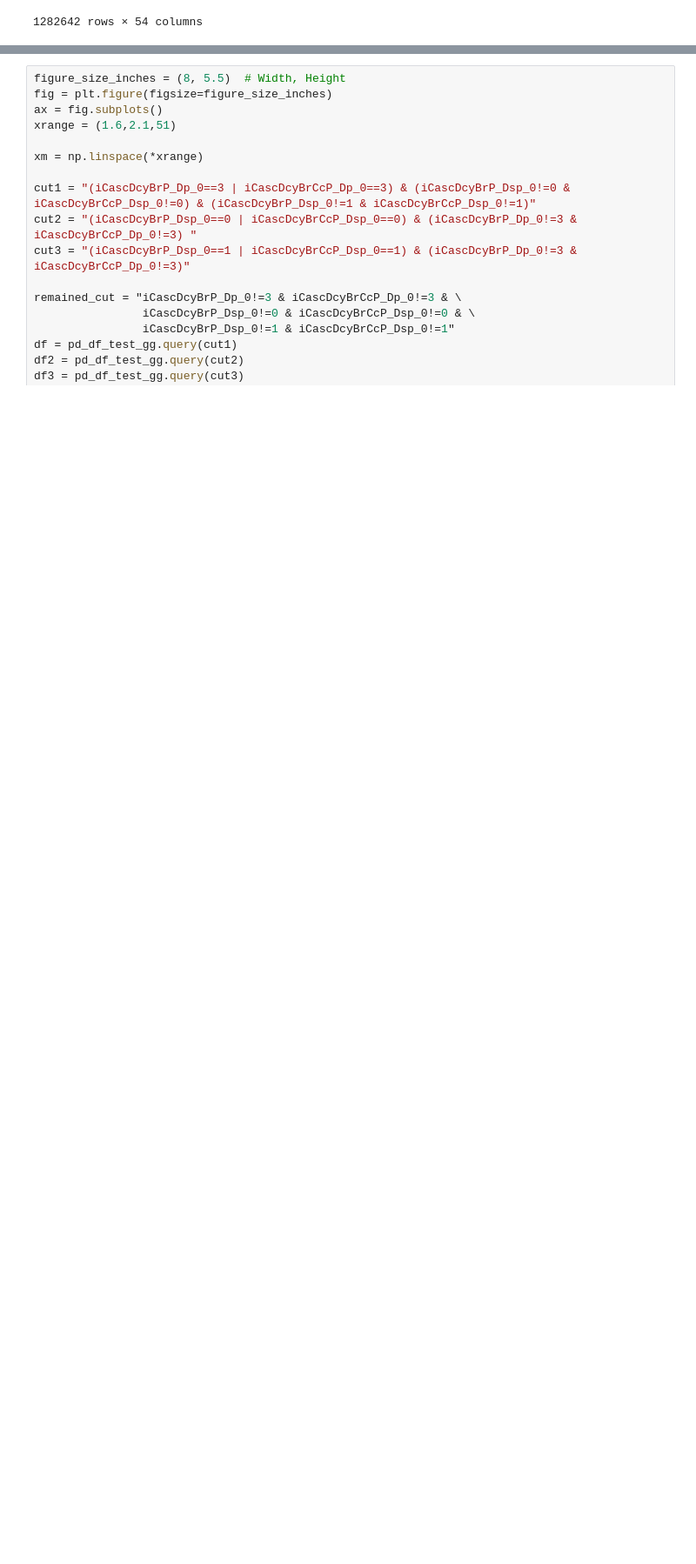
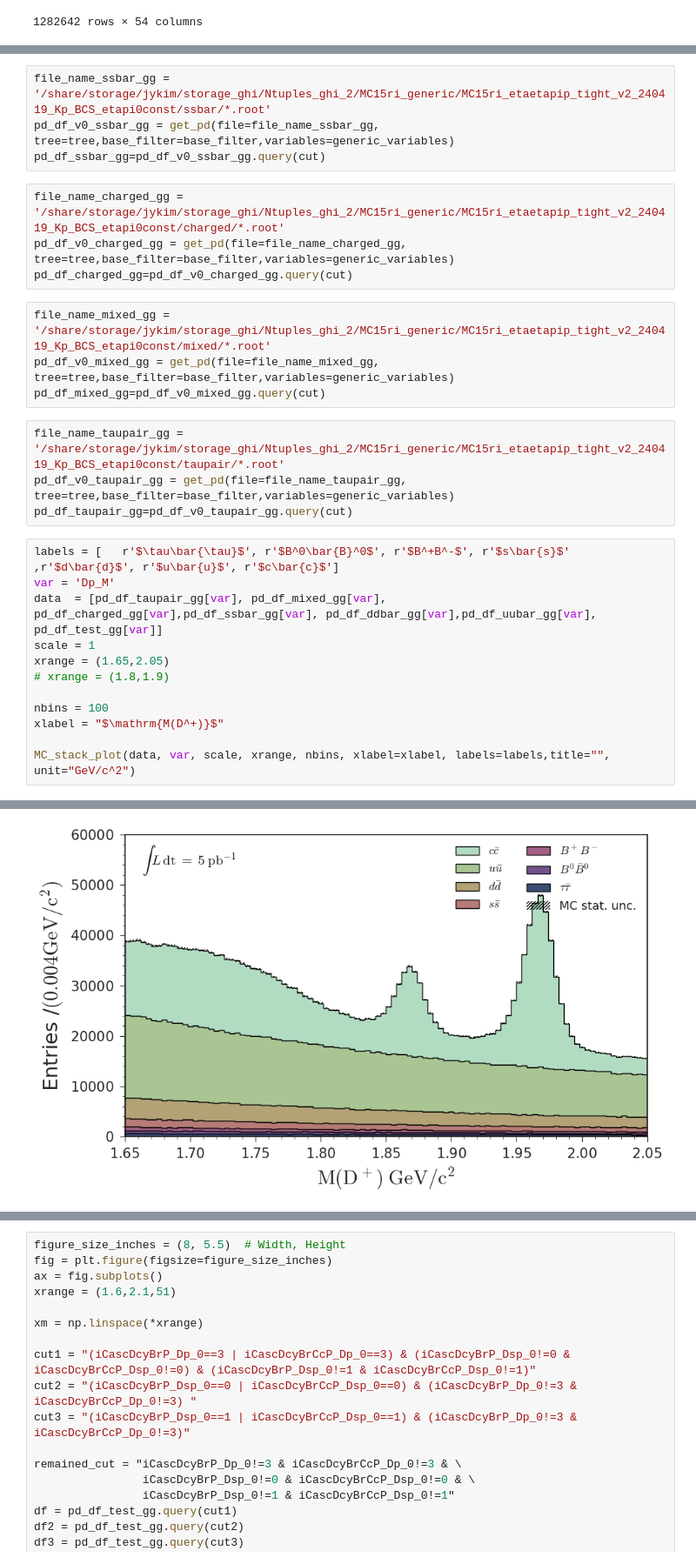
Before and after one commit to jykim-physics/DRAW_and_FITTING, a Jupyter notebook: main/Dpetapip/draw/topo_MC15ri_etapip-etapi0const.ipynb, the cells around one changed output, grey strips where cells are left out. Shown at 87% size. Saved outputs shown, nothing was run; the diff lists cells and outputs as text; blank space fills up the shorter version.

```diff
--- a/main/Dpetapip/draw/topo_MC15ri_etapip-etapi0const.ipynb
+++ b/main/Dpetapip/draw/topo_MC15ri_etapip-etapi0const.ipynb
@@ -575,0 +674,29 @@ print(len(df))
+# %%
+file_name_ssbar_gg = '/share/storage/jykim/storage_ghi/Ntuples_ghi_2/MC15ri_generic/MC15ri_etaetapip_tight_v2_240419_Kp_BCS_etapi0const/ssbar/*.root'
+pd_df_v0_ssbar_gg = get_pd(file=file_name_ssbar_gg, tree=tree,base_filter=base_filter,variables=generic_variables)
+pd_df_ssbar_gg=pd_df_v0_ssbar_gg.query(cut)
+# %%
+file_name_charged_gg = '/share/storage/jykim/storage_ghi/Ntuples_ghi_2/MC15ri_generic/MC15ri_etaetapip_tight_v2_240419_Kp_BCS_etapi0const/charged/*.root'
+pd_df_v0_charged_gg = get_pd(file=file_name_charged_gg, tree=tree,base_filter=base_filter,variables=generic_variables)
+pd_df_charged_gg=pd_df_v0_charged_gg.query(cut)
+# %%
+file_name_mixed_gg = '/share/storage/jykim/storage_ghi/Ntuples_ghi_2/MC15ri_generic/MC15ri_etaetapip_tight_v2_240419_Kp_BCS_etapi0const/mixed/*.root'
+pd_df_v0_mixed_gg = get_pd(file=file_name_mixed_gg, tree=tree,base_filter=base_filter,variables=generic_variables)
+pd_df_mixed_gg=pd_df_v0_mixed_gg.query(cut)
+# %%
+file_name_taupair_gg = '/share/storage/jykim/storage_ghi/Ntuples_ghi_2/MC15ri_generic/MC15ri_etaetapip_tight_v2_240419_Kp_BCS_etapi0const/taupair/*.root'
+pd_df_v0_taupair_gg = get_pd(file=file_name_taupair_gg, tree=tree,base_filter=base_filter,variables=generic_variables)
+pd_df_taupair_gg=pd_df_v0_taupair_gg.query(cut)
+# %%
+labels = [   r'$\tau\bar{\tau}$', r'$B^0\bar{B}^0$', r'$B^+B^-$', r'$s\bar{s}$'  ,r'$d\bar{d}$', r'$u\bar{u}$', r'$c\bar{c}$']
+var = 'Dp_M'
+data  = [pd_df_taupair_gg[var], pd_df_mixed_gg[var], pd_df_charged_gg[var],pd_df_ssbar_gg[var], pd_df_ddbar_gg[var],pd_df_uubar_gg[var], pd_df_test_gg[var]]
+scale = 1
+xrange = (1.65,2.05)
+# xrange = (1.8,1.9)
+
+nbins = 100
+xlabel = "$\mathrm{M(D^+)}$"
+
+MC_stack_plot(data, var, scale, xrange, nbins, xlabel=xlabel, labels=labels,title="", unit="GeV/c^2")
+# %% [output]
@@ -576,3 +714,4 @@ print(len(df))
+[figure, added]
 # %%
 fig = plt.figure()
 ax = fig.subplots()
```
Also changed, not shown: parts of 23 cells of this notebook, 5 other files.
